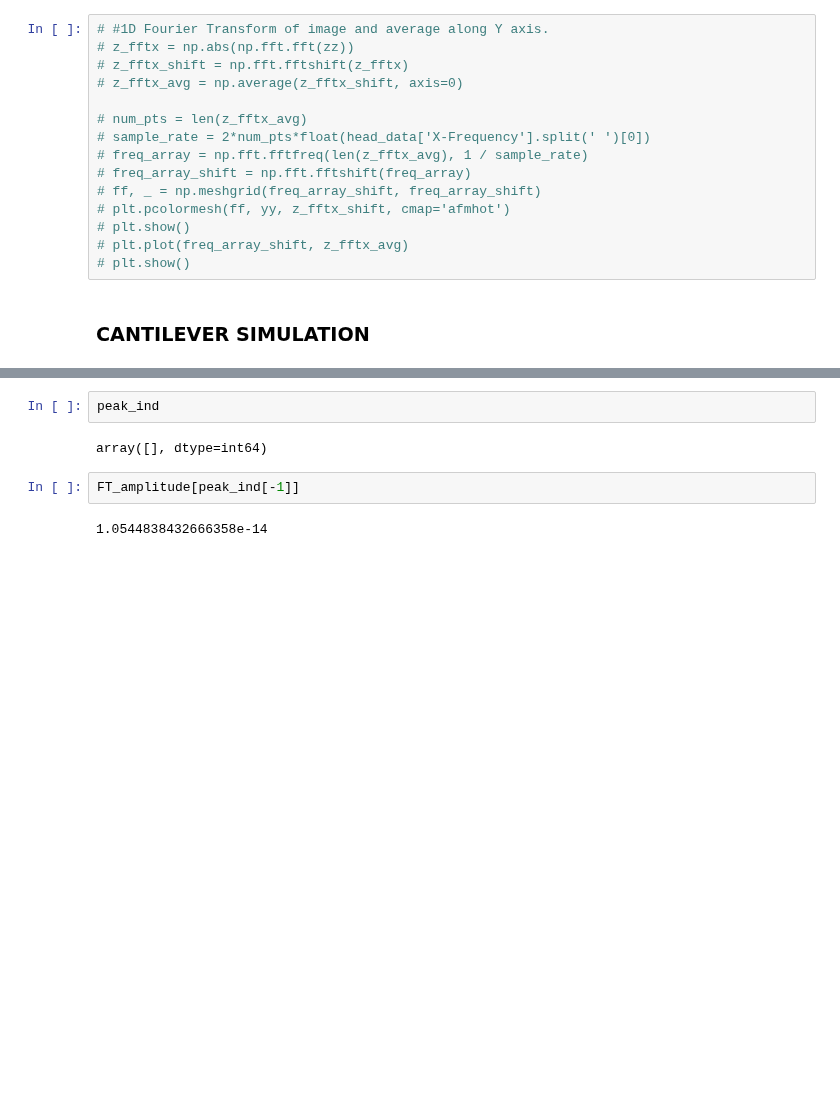
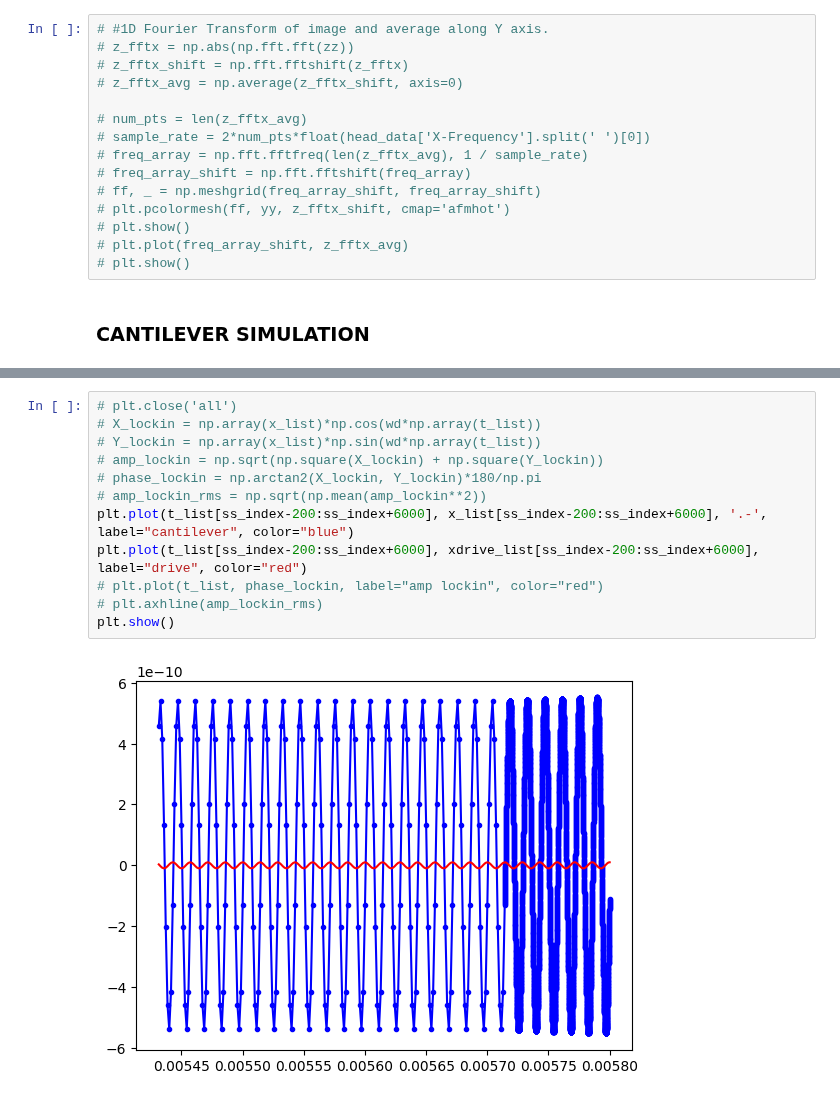
Before and after one commit to PranavSudersan/AFM-Dashboard, a Jupyter notebook: AFM Dashboard.ipynb, the cells around one changed output, grey strips where cells are left out. Drawn from its saved outputs; the diff is of its cells as text; blank space fills up the shorter version.

```diff
--- a/AFM Dashboard.ipynb
+++ b/AFM Dashboard.ipynb
@@ -5593,11 +5730,17 @@ print((max(x_list)-min(x_list))/2, amplitude, phase, freq_peak, fc-freq_peak, 2*
 # %%
-peak_ind
+# plt.close('all')
+# X_lockin = np.array(x_list)*np.cos(wd*np.array(t_list))
+# Y_lockin = np.array(x_list)*np.sin(wd*np.array(t_list))
+# amp_lockin = np.sqrt(np.square(X_lockin) + np.square(Y_lockin))
+# phase_lockin = np.arctan2(X_lockin, Y_lockin)*180/np.pi
+# amp_lockin_rms = np.sqrt(np.mean(amp_lockin**2))
+plt.plot(t_list[ss_index-200:ss_index+6000], x_list[ss_index-200:ss_index+6000], '.-', label="cantilever", color="blue")
+plt.plot(t_list[ss_index-200:ss_index+6000], xdrive_list[ss_index-200:ss_index+6000], label="drive", color="red")
+# plt.plot(t_list, phase_lockin, label="amp lockin", color="red")
+# plt.axhline(amp_lockin_rms)
+plt.show()
 # %% [output]
-array([], dtype=int64)
+[figure, added]
-# %%
-FT_amplitude[peak_ind[-1]]
-# %% [output]
-1.0544838432666358e-14
 # %%
 # Parameters
 fs = 1000  # Sampling frequency in Hz
```
Also changed, not shown: parts of 6 cells of this notebook.
